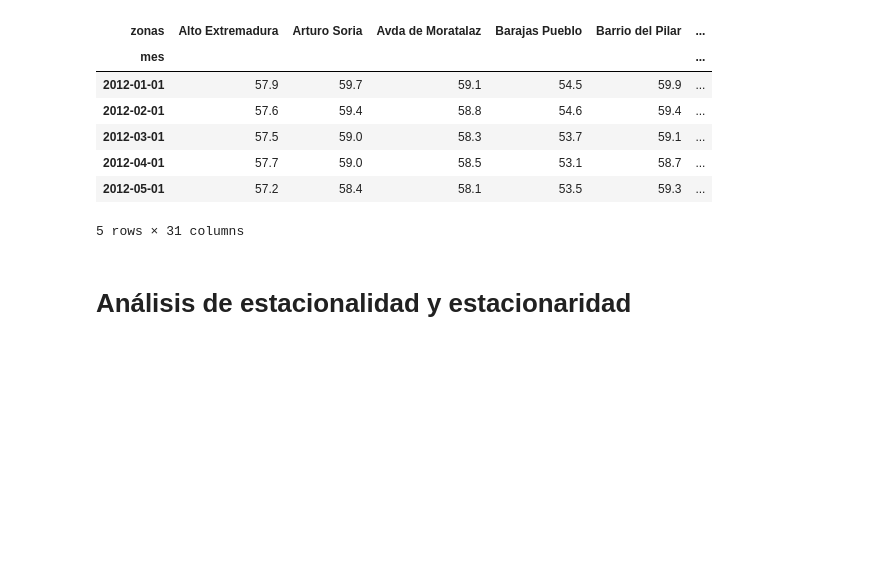
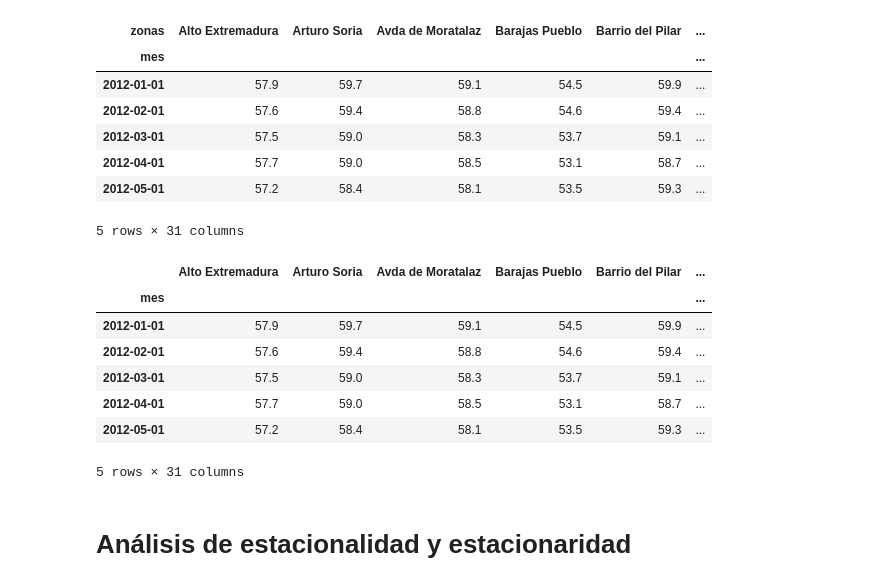
Before and after one commit to RogerPerello/Contaminacion_acustica, a Jupyter notebook: src/acoustics.ipynb, the cells around one changed output. Cells and saved outputs as stored; diff of their text form; code cells hidden in the pictures; blank space fills up the shorter version.

```diff
--- a/src/acoustics.ipynb
+++ b/src/acoustics.ipynb
@@ -405,6 +407,20 @@ df_acoustics.head()
 | 2012-04-01 | 57.7 | 59.0 | 58.5 | 53.1 | 58.7 | ... |
 | 2012-05-01 | 57.2 | 58.4 | 58.1 | 53.5 | 59.3 | ... |
 5 rows × 31 columns
+# %%
+df_acoustics = pd.read_csv('data/processed/acoustics.csv', parse_dates=['mes'], index_col='mes')
+df_acoustics = df_acoustics.asfreq('MS')
+
+df_acoustics.head()
+# %% [output]
+|  | Alto Extremadura | Arturo Soria | Avda de Moratalaz | Barajas Pueblo | Barrio del Pilar | ... |
+| mes |  |  |  |  |  | ... |
+| 2012-01-01 | 57.9 | 59.7 | 59.1 | 54.5 | 59.9 | ... |
+| 2012-02-01 | 57.6 | 59.4 | 58.8 | 54.6 | 59.4 | ... |
+| 2012-03-01 | 57.5 | 59.0 | 58.3 | 53.7 | 59.1 | ... |
+| 2012-04-01 | 57.7 | 59.0 | 58.5 | 53.1 | 58.7 | ... |
+| 2012-05-01 | 57.2 | 58.4 | 58.1 | 53.5 | 59.3 | ... |
+5 rows × 31 columns
 # %% [markdown]
 # Análisis de estacionalidad y estacionaridad
 # %%
```
Also changed, not shown: parts of 11 cells of this notebook, 2 other files.
